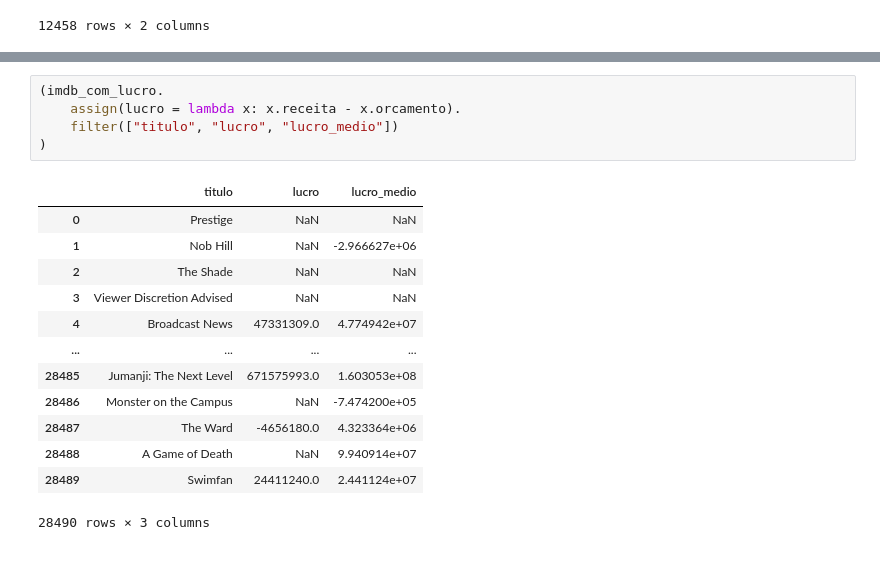
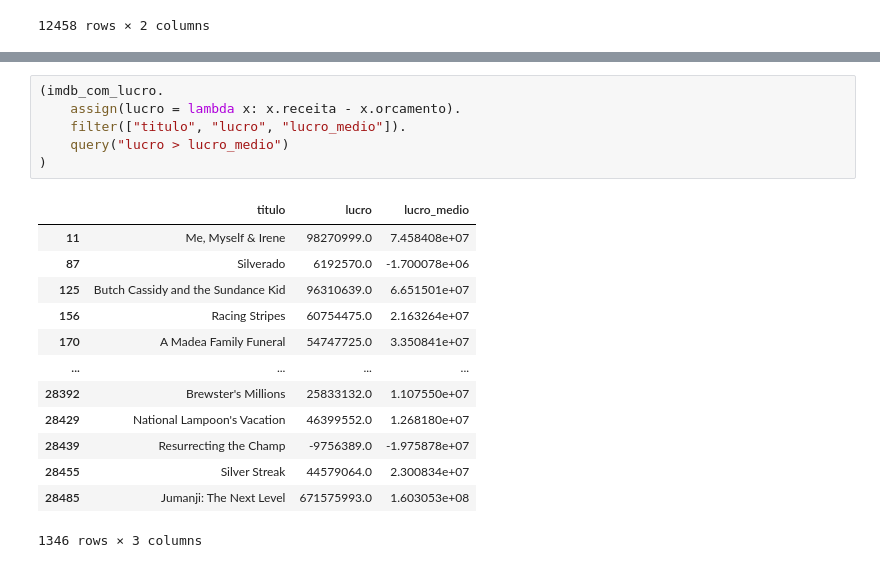
Before and after one commit to beatrizmilz/main-python-r, a Jupyter notebook: notebooks/04-pandas-2.ipynb, the cells around one changed output, grey strips where cells are left out. Drawn from its saved outputs; the diff is of its cells as text.

```diff
--- a/notebooks/04-pandas-2.ipynb
+++ b/notebooks/04-pandas-2.ipynb
@@ -462,19 +478,20 @@ imdb_com_lucro = pd.merge(imdb, lucro_direcao, how = "left", on = ["direcao"])
 # %%
 (imdb_com_lucro.
     assign(lucro = lambda x: x.receita - x.orcamento).
-    filter(["titulo", "lucro", "lucro_medio"])
+    filter(["titulo", "lucro", "lucro_medio"]).
+    query("lucro > lucro_medio")
 )
 # %% [output]
 |  | titulo | lucro | lucro_medio |
-| 0 | Prestige | NaN | NaN |
-| 1 | Nob Hill | NaN | -2.966627e+06 |
-| 2 | The Shade | NaN | NaN |
-| 3 | Viewer Discretion Advised | NaN | NaN |
-| 4 | Broadcast News | 47331309.0 | 4.774942e+07 |
+| 11 | Me, Myself & Irene | 98270999.0 | 7.458408e+07 |
+| 87 | Silverado | 6192570.0 | -1.700078e+06 |
+| 125 | Butch Cassidy and the Sundance Kid | 96310639.0 | 6.651501e+07 |
+| 156 | Racing Stripes | 60754475.0 | 2.163264e+07 |
+| 170 | A Madea Family Funeral | 54747725.0 | 3.350841e+07 |
 | ... | ... | ... | ... |
+| 28392 | Brewster's Millions | 25833132.0 | 1.107550e+07 |
+| 28429 | National Lampoon's Vacation | 46399552.0 | 1.268180e+07 |
+| 28439 | Resurrecting the Champ | -9756389.0 | -1.975878e+07 |
+| 28455 | Silver Streak | 44579064.0 | 2.300834e+07 |
 | 28485 | Jumanji: The Next Level | 671575993.0 | 1.603053e+08 |
-| 28486 | Monster on the Campus | NaN | -7.474200e+05 |
-| 28487 | The Ward | -4656180.0 | 4.323364e+06 |
-| 28488 | A Game of Death | NaN | 9.940914e+07 |
-| 28489 | Swimfan | 24411240.0 | 2.441124e+07 |
-28490 rows × 3 columns
+1346 rows × 3 columns
```
Also changed, not shown: parts of 1 cell of this notebook.
